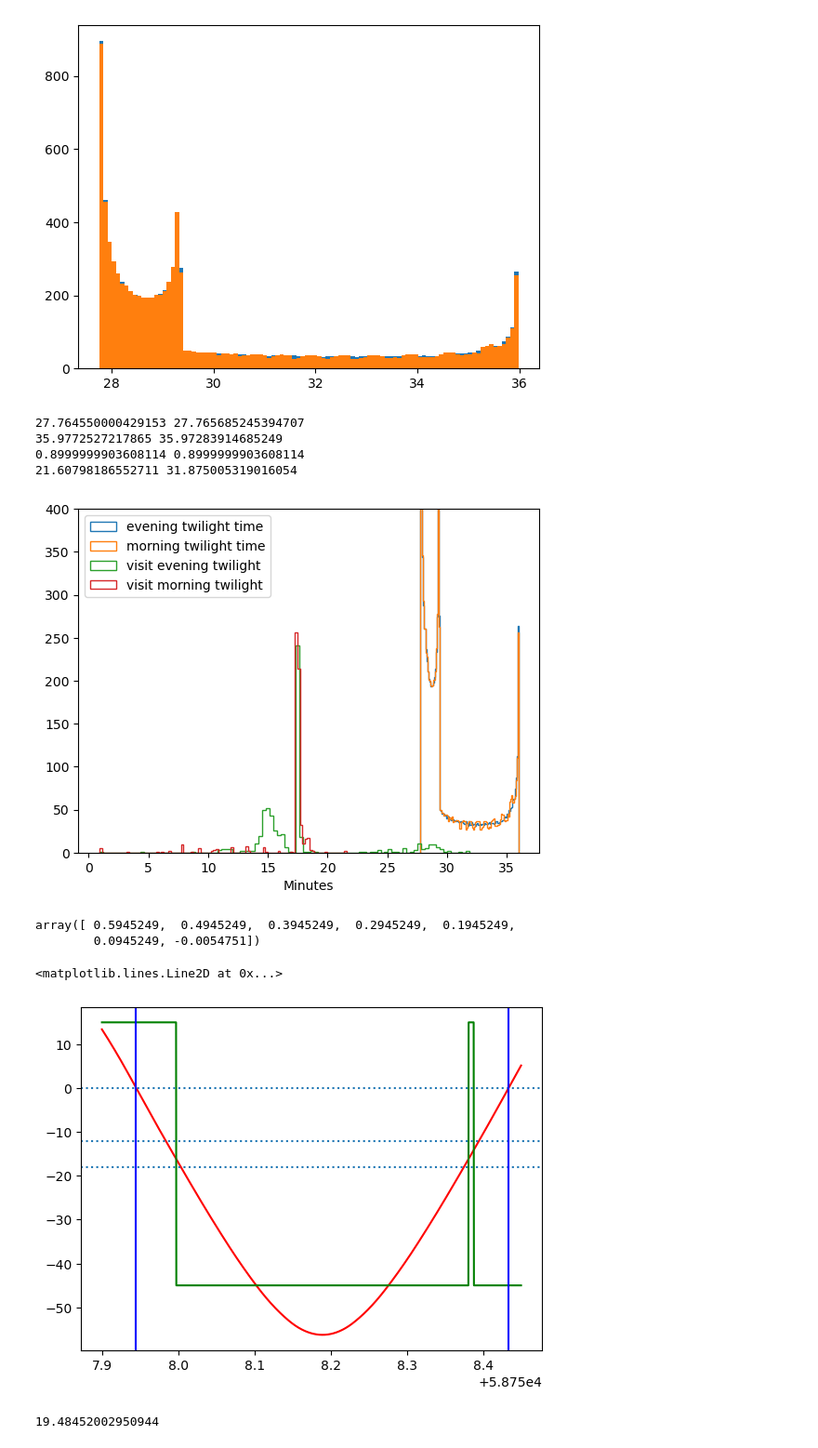
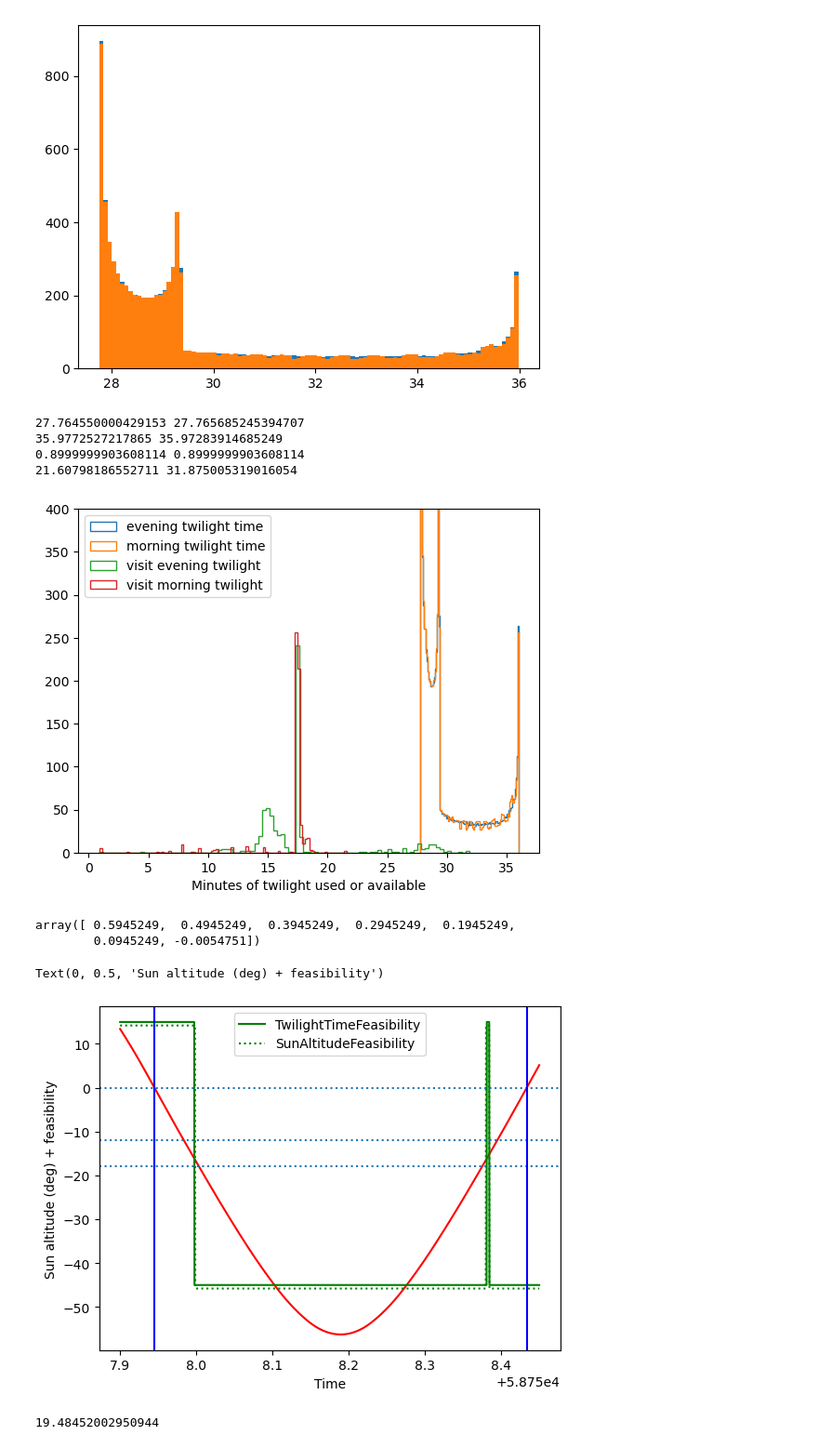
Before and after one commit to rhiannonlynne/notebooks, a Jupyter notebook: twilight_time.ipynb, the cells around one changed output. Shown at 93% size. Saved outputs shown, nothing was run; the diff lists cells and outputs as text; code cells hidden in the pictures.

Commit message:
run both feasibility functions

```diff
--- a/twilight_time.ipynb
+++ b/twilight_time.ipynb
@@ -63,7 +63,7 @@ n,b,p = plt.hist(eve_twi_len * 60 * 24, bins=100, label='visit evening twilight'
 n,b,p = plt.hist(morn_twi_len * 60 * 24, bins=100, label='visit morning twilight', alpha=1, histtype='step')
 plt.legend()
 plt.ylim(0, 400)
-plt.xlabel("Minutes")
+plt.xlabel("Minutes of twilight used or available")
 print(morn_twi_len.min()*60*24, eve_twi_len.min()*60*24)
 print(morn_twi_len.max()*60*24, eve_twi_len.max()*60*24)
 # %% [output]
@@ -71,7 +71,7 @@ print(morn_twi_len.max()*60*24, eve_twi_len.max()*60*24)
 35.9772527217865 35.97283914685249
 0.8999999903608114 0.8999999903608114
 21.60798186552711 31.875005319016054
-[figure, old version]
+[figure, new version]
 # %%
 from rubin_sim.scheduler.basis_functions import BaseBasisFunction
 
@@ -159,11 +159,13 @@ class TwilightTimeBasisFunction(BaseBasisFunction):
 # %%
 from rubin_sim.scheduler.features import Conditions
 # %%
-tt_basis = TwilightTimeBasisFunction(min_time=10, max_fraction=0.7)
+tt_basis = TwilightTimeBasisFunction(min_time=15, max_fraction=0.7)
+sa_basis = SunHighLimitBasisFunction(sun_alt_limit=-16.5, time_to_12deg=21.0, time_remaining=15.0)
 conditions = Conditions()
 
 mjds = np.arange(58757.9, 58758.45, 30/60/60/24.)
 tt = []
+sa = []
 sunalt = []
 for mjd in mjds:
     conditions.mjd = mjd
@@ -173,23 +175,32 @@ for mjd in mjds:
     conditions.sun_n18_setting = almanac.sunsets['sun_n18_setting'][0]
     conditions.sun_n18_rising = almanac.sunsets['sun_n18_rising'][0]
     sun_moon_info = almanac.get_sun_moon_positions(mjd)
+    conditions.sun_alt = sun_moon_info["sun_alt"]
     sunalt.append(sun_moon_info["sun_alt"])
     tt.append(tt_basis.check_feasibility(conditions))
+    sa.append(sa_basis.check_feasibility(conditions))
 
 sunalt = np.array(sunalt)
 tt = np.array(tt)
+sa = np.array(sa)
 # %%
 plt.plot(mjds, np.degrees(sunalt), color='r')
 feasible = np.zeros(len(mjds)) - 45
 feasible[tt] += 60
-plt.plot(mjds, feasible, color='g')
+plt.plot(mjds, feasible, color='g', label="TwilightTimeFeasibility")
+feasible = np.zeros(len(mjds)) - 45.8
+feasible[sa] += 60
+plt.plot(mjds, feasible, color='g', linestyle=':', label="SunAltitudeFeasibility")
 plt.axhline(-18, linestyle=':')
 plt.axhline(-12, linestyle=':')
 plt.axhline(0, linestyle=':')
+plt.legend()
 plt.axvline(almanac.sunsets['sunset'][0], color='b')
 plt.axvline(almanac.sunsets['sunrise'][0], color='b')
+plt.xlabel("Time")
+plt.ylabel("Sun altitude (deg) + feasibility")
 # %% [output]
-<matplotlib.lines.Line2D at 0x...>
+Text(0, 0.5, 'Sun altitude (deg) + feasibility')
-[figure, old version]
+[figure, new version]
 # %%
 # Time feasible and with sun below -12 degrees
```
Also changed, not shown: parts of 2 cells of this notebook.
